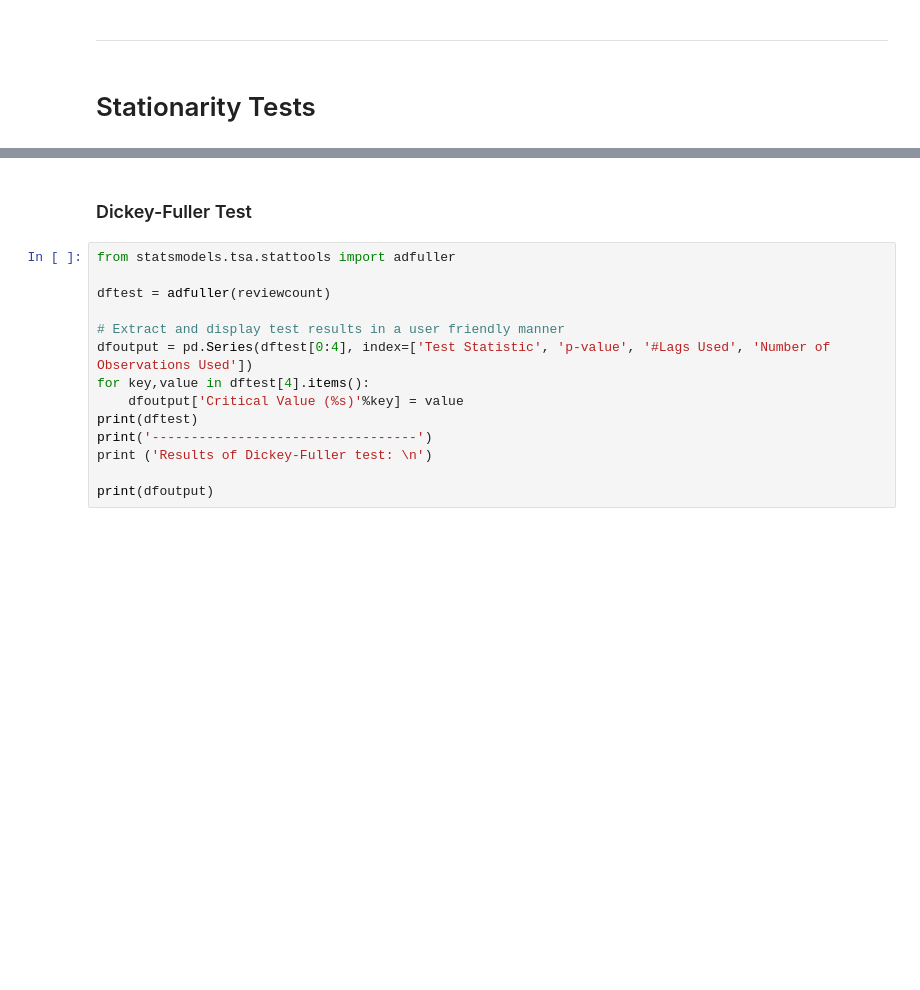
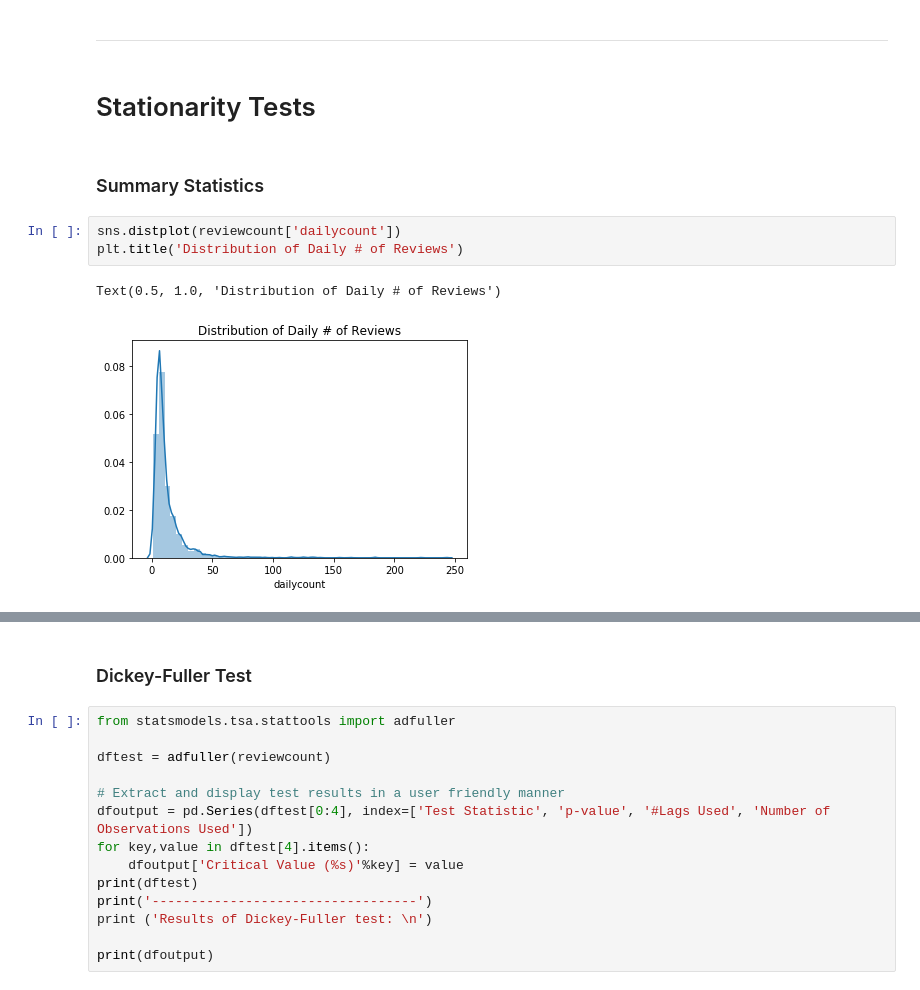
Before and after one commit to Moses-Lin/projectzomboidtimeseries, a Jupyter notebook: EDA.ipynb, the cells around one changed output, grey strips where cells are left out. Saved outputs shown, nothing was run; the diff lists cells and outputs as text; blank space fills up the shorter version.

```diff
--- a/EDA.ipynb
+++ b/EDA.ipynb
@@ -255,3 +245,11 @@ fig.show()
 -----
 # %% [markdown]
 # Stationarity Tests
+# %% [markdown]
+### Summary Statistics
+# %%
+sns.distplot(reviewcount['dailycount'])
+plt.title('Distribution of Daily # of Reviews')
+# %% [output]
+Text(0.5, 1.0, 'Distribution of Daily # of Reviews')
+[figure, added]
```
Also changed, not shown: parts of 16 cells of this notebook.
